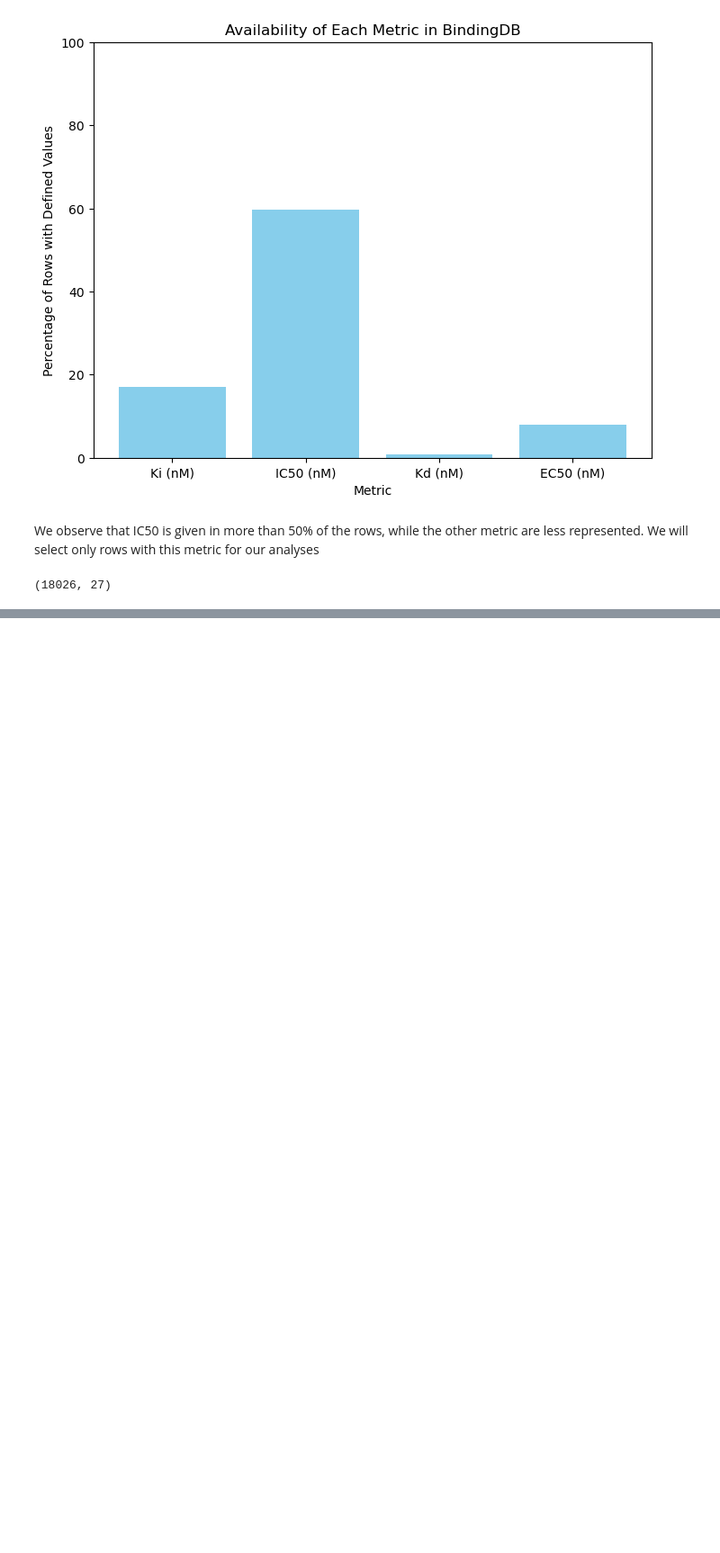
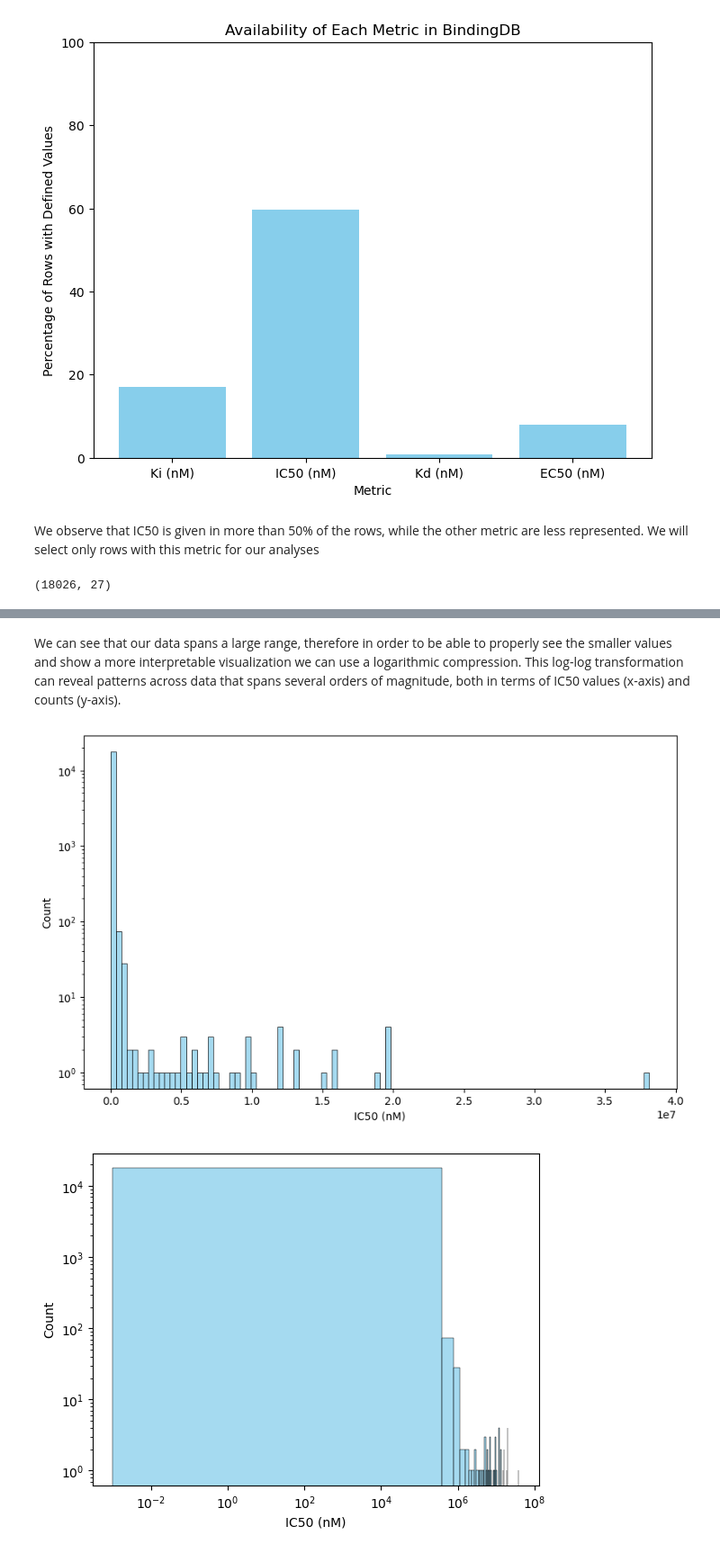
Before and after one commit to epfl-ada/ada-2024-project-adattatori, a Jupyter notebook: results.ipynb, the cells around one changed output, grey strips where cells are left out. Shown: that part at 90% size. Saved outputs shown, nothing was run; the diff lists cells and outputs as text; code cells hidden in the pictures; blank space fills up the shorter version.

```diff
--- a/results.ipynb
+++ b/results.ipynb
@@ -26,0 +56,23 @@ df.shape
+# %% [markdown]
+We can see that our data spans a large range, therefore in order to be able to properly see the smaller values and show a more interpretable visualization we can use a logarithmic compression. This log-log transformation can reveal patterns across data that spans several orders of magnitude, both in terms of IC50 values (x-axis) and counts (y-axis).
+# %%
+# Set the figure size
+plt.figure(figsize=(10, 6))
+
+# Create the histogram using Seaborn with a logarithmic scale
+sns.histplot(df['IC50 (nM)'], bins=100, kde=False, color='skyblue')
+
+# Set the y-axis only to a logarithmic scale
+#plt.xscale('log')
+plt.yscale('log')
+plt.show()
+
+#Set both x-axis and y-axis to a logarithmic scale (bins = 100 instructs the histogram to split the data in 100 equally spaced bins,
+# regarding the range of our parameter.
+# We will have smaller bins as we go towards the right, as larger numbers will be more compressed)
+sns.histplot(df['IC50 (nM)'], bins=100, kde=False, color='skyblue')
+plt.xscale('log')
+plt.yscale('log')
+# %% [output]
+[figure, added]
+[figure, added]
```
Also changed, not shown: parts of 6 cells of this notebook.
